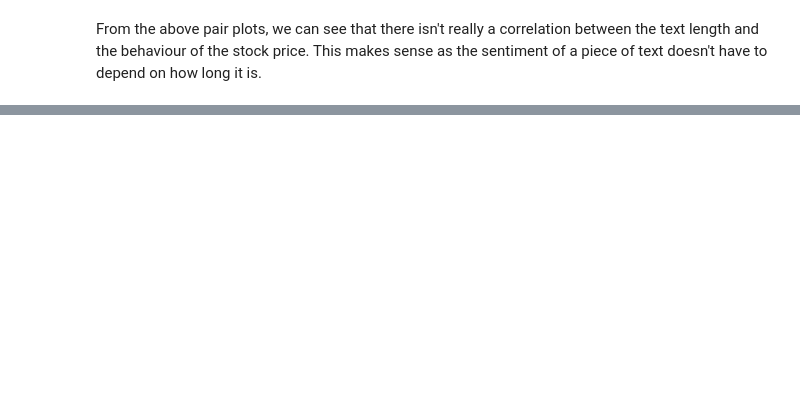
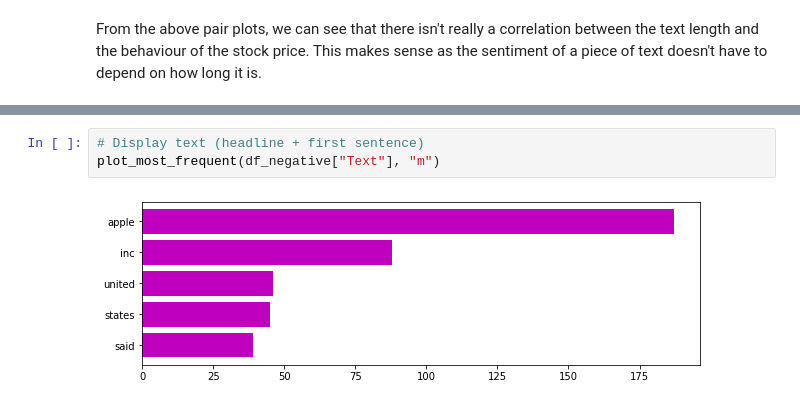
Before and after one commit to anishseeniraj/newspip, a Jupyter notebook: pipeline/2_exploratory_analysis.ipynb, the cells around one changed output, grey strips where cells are left out. Drawn from its saved outputs; the diff is of its cells as text; blank space fills up the shorter version.

```diff
--- a/pipeline/2_exploratory_analysis.ipynb
+++ b/pipeline/2_exploratory_analysis.ipynb
@@ -92,0 +145,5 @@ sns.pairplot(df, vars=["Text Length", "Inflection"], kind="reg")
+# %%
+# Display text (headline + first sentence)
+plot_most_frequent(df_negative["Text"], "m")
+# %% [output]
+[figure, added]
```
Also changed, not shown: parts of 16 cells of this notebook, 6 other files.
